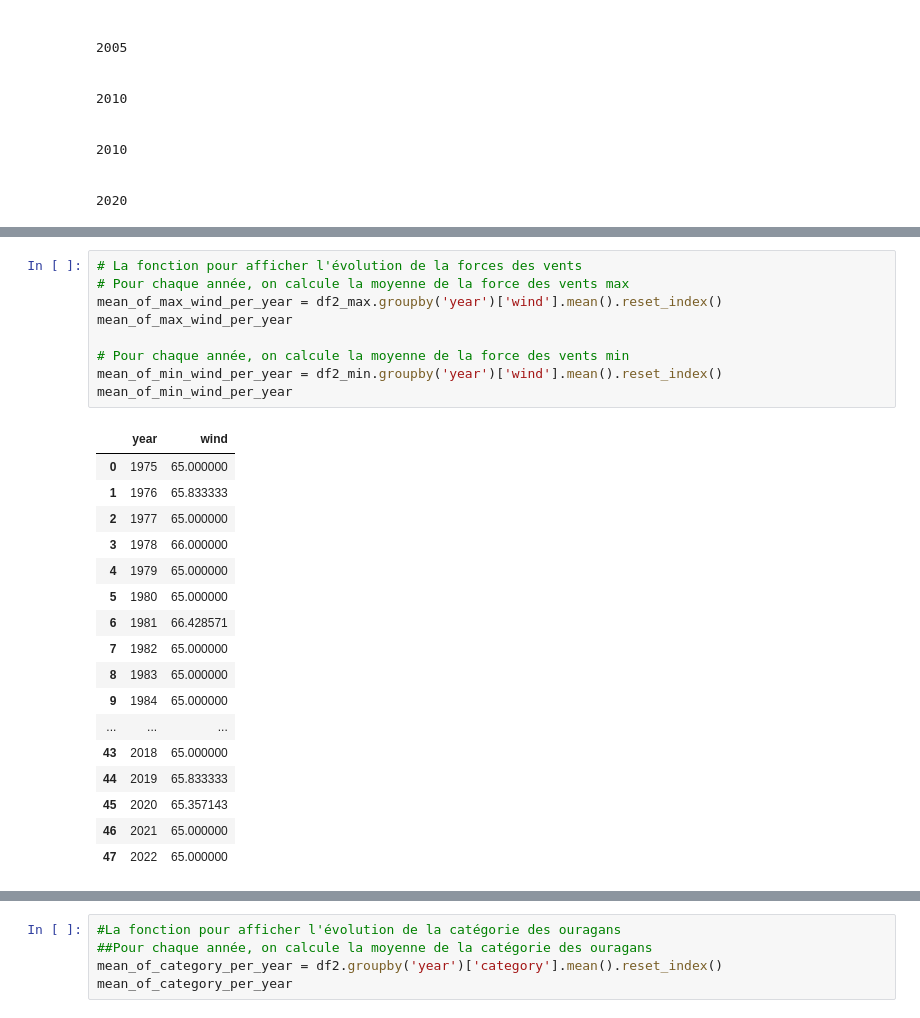
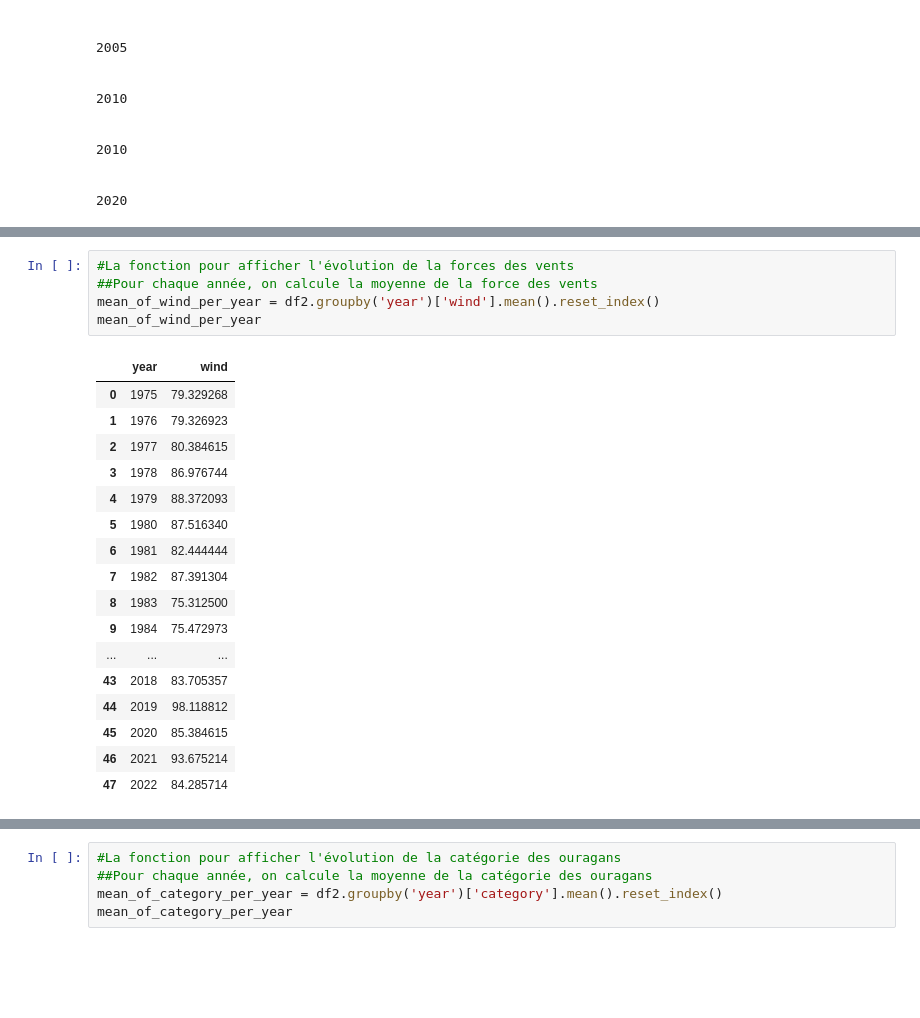
Before and after one commit to andersontess/Projet-Bio-Info, a Jupyter notebook: tess_mitopke_ruffine_kone_2.ipynb, the cells around one changed output, grey strips where cells are left out. Drawn from its saved outputs; the diff is of its cells as text; blank space fills up the shorter version.

```diff
--- a/tess_mitopke_ruffine_kone_2.ipynb
+++ b/tess_mitopke_ruffine_kone_2.ipynb
@@ -261,31 +339,27 @@ hurricane_map
 # %% [output]
 [interactive output not drawn]
 # %%
-# La fonction pour afficher l'évolution de la forces des vents
-# Pour chaque année, on calcule la moyenne de la force des vents max
-mean_of_max_wind_per_year = df2_max.groupby('year')['wind'].mean().reset_index()
-mean_of_max_wind_per_year
-
-# Pour chaque année, on calcule la moyenne de la force des vents min
-mean_of_min_wind_per_year = df2_min.groupby('year')['wind'].mean().reset_index()
-mean_of_min_wind_per_year
+#La fonction pour afficher l'évolution de la forces des vents
+##Pour chaque année, on calcule la moyenne de la force des vents
+mean_of_wind_per_year = df2.groupby('year')['wind'].mean().reset_index()
+mean_of_wind_per_year
 # %% [output]
 |  | year | wind |
-| 0 | 1975 | 65.000000 |
-| 1 | 1976 | 65.833333 |
-| 2 | 1977 | 65.000000 |
-| 3 | 1978 | 66.000000 |
-| 4 | 1979 | 65.000000 |
-| 5 | 1980 | 65.000000 |
-| 6 | 1981 | 66.428571 |
-| 7 | 1982 | 65.000000 |
-| 8 | 1983 | 65.000000 |
-| 9 | 1984 | 65.000000 |
+| 0 | 1975 | 79.329268 |
+| 1 | 1976 | 79.326923 |
+| 2 | 1977 | 80.384615 |
+| 3 | 1978 | 86.976744 |
+| 4 | 1979 | 88.372093 |
+| 5 | 1980 | 87.516340 |
+| 6 | 1981 | 82.444444 |
+| 7 | 1982 | 87.391304 |
+| 8 | 1983 | 75.312500 |
+| 9 | 1984 | 75.472973 |
 | ... | ... | ... |
-| 43 | 2018 | 65.000000 |
-| 44 | 2019 | 65.833333 |
-| 45 | 2020 | 65.357143 |
-| 46 | 2021 | 65.000000 |
-| 47 | 2022 | 65.000000 |
+| 43 | 2018 | 83.705357 |
+| 44 | 2019 | 98.118812 |
+| 45 | 2020 | 85.384615 |
+| 46 | 2021 | 93.675214 |
+| 47 | 2022 | 84.285714 |
 # %%
 
```
Also changed, not shown: parts of 30 cells of this notebook.
